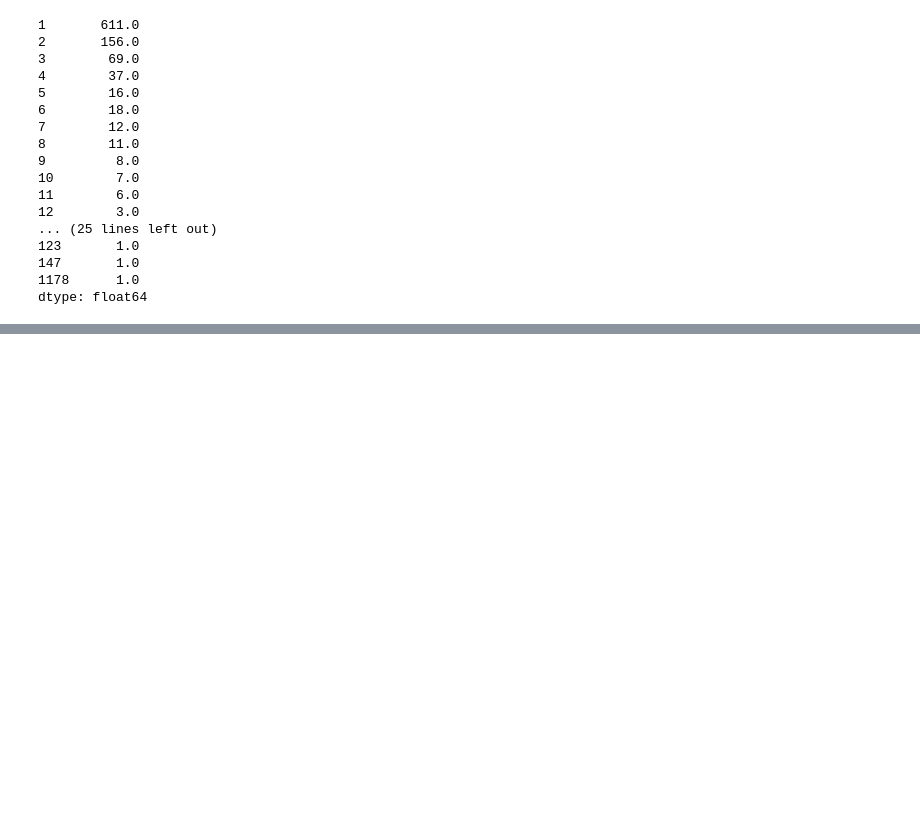
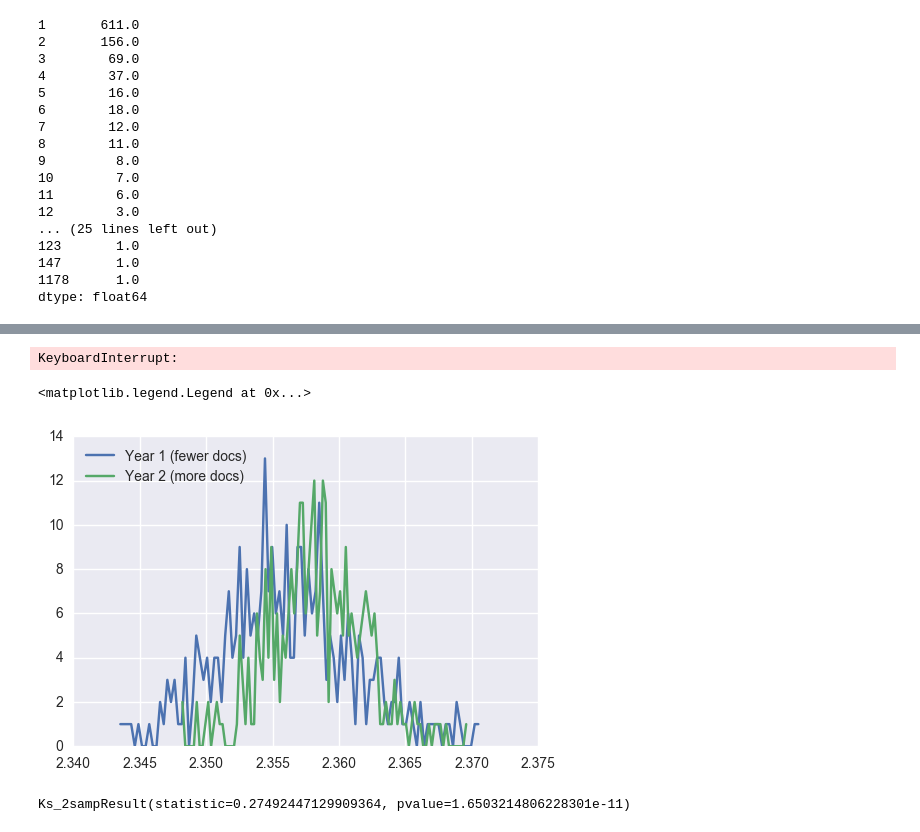
Before and after one commit to jlorince/wos-text-dynamics, a Jupyter notebook: notebooks/data-exploration.ipynb, the cells around one changed output, grey strips where cells are left out. Saved outputs shown, nothing was run; the diff lists cells and outputs as text; code cells hidden in the pictures; blank space fills up the shorter version.

```diff
--- a/notebooks/data-exploration.ipynb
+++ b/notebooks/data-exploration.ipynb
@@ -267,0 +270,27 @@ Ks_2sampResult(statistic=0.22300000000000003, pvalue=2.8974724920146405e-22)
+# %%
+from tqdm import tqdm_notebook as tq
+def jsd(p,q):
+    return entropy((p+q)/2.,base=2) - 0.5*entropy(p,base=2) - 0.5*entropy(q,base=2)
+h1 = []
+h2 = []
+for _ in tq(range(1000)):
+    dist1 = sampler(500,250)
+    dist2 = sampler(1000,250)
+    h1.append(entropy(dist1,base=2))
+    h2.append(entropy(dist2,base=2))
+# %% [output]
+KeyboardInterrupt:
+# %%
+fig,ax = plt.subplots(1,1)
+vals,bins = np.histogram(h1,bins=100)
+ax.plot(bins[:-1],vals,label='Year 1 (fewer docs)')
+vals,bins = np.histogram(h2,bins=100)
+ax.plot(bins[:-1],vals,label='Year 2 (more docs)')
+ax.legend(loc='upper left')
+# %% [output]
+<matplotlib.legend.Legend at 0x...>
+[figure, added]
+# %%
+ks_2samp(h1,h2)
+# %% [output]
+Ks_2sampResult(statistic=0.27492447129909364, pvalue=1.6503214806228301e-11)
```
Also changed, not shown: parts of 6 cells of this notebook, 4 other files.
